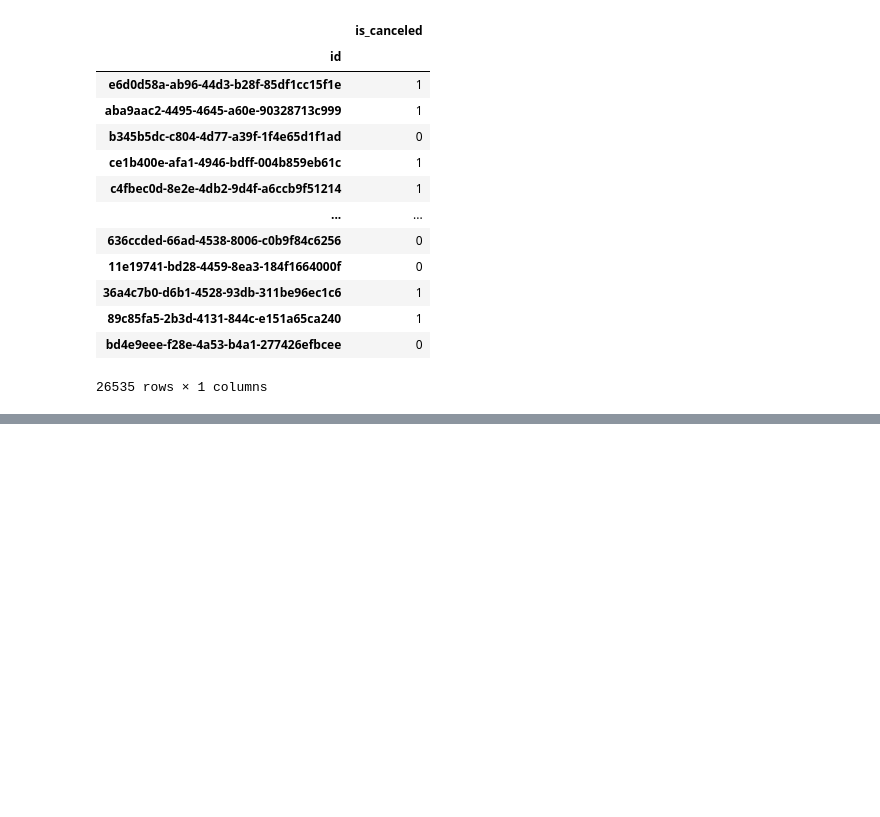
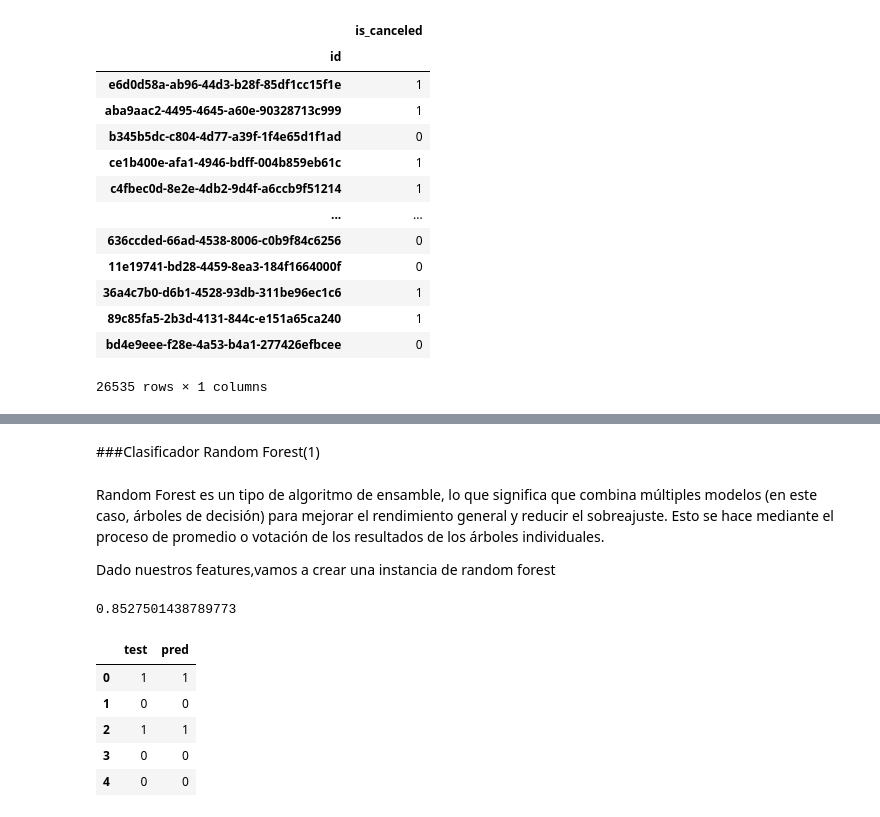
Before and after one commit to juanignaciogiacobbe/7506R-2C2023-GRUPO15, a Jupyter notebook: 7506R_TP1_GRUPO15_CHP3_ENTREGA.ipynb, the cells around one changed output, grey strips where cells are left out. Cells and saved outputs as stored; diff of their text form; code cells hidden in the pictures; blank space fills up the shorter version.

```diff
--- a/7506R_TP1_GRUPO15_CHP3_ENTREGA.ipynb
+++ b/7506R_TP1_GRUPO15_CHP3_ENTREGA.ipynb
@@ -319,0 +468,6 @@ ds_resultados.to_csv("predicciones_knn1.csv", index = False)
+# %% [markdown]
+###Clasificador Random Forest(1)
+# %% [markdown]
+Random Forest es un tipo de algoritmo de ensamble, lo que significa que combina múltiples modelos (en este caso, árboles de decisión) para mejorar el rendimiento general y reducir el sobreajuste. Esto se hace mediante el proceso de promedio o votación de los resultados de los árboles individuales.
+
+Dado nuestros features,vamos a crear una instancia de random forest
@@ -319,0 +489,20 @@ ds_resultados.to_csv("predicciones_knn1.csv", index = False)
+# %%
+
+#Predicción con mejor estimador
+y_pred=model.predict(x_test)
+
+#Accuracy test
+f1_score(y_test,y_pred)
+# %% [output]
+0.8527501438789773
+# %%
+#Probemos verlos juntos en un DataFrame
+ds_resultados=pd.DataFrame(zip(y_test,y_pred),columns=['test','pred'])
+ds_resultados.head()
+# %% [output]
+|  | test | pred |
+| 0 | 1 | 1 |
+| 1 | 0 | 0 |
+| 2 | 1 | 1 |
+| 3 | 0 | 0 |
+| 4 | 0 | 0 |
```
Also changed, not shown: parts of 43 cells of this notebook.
